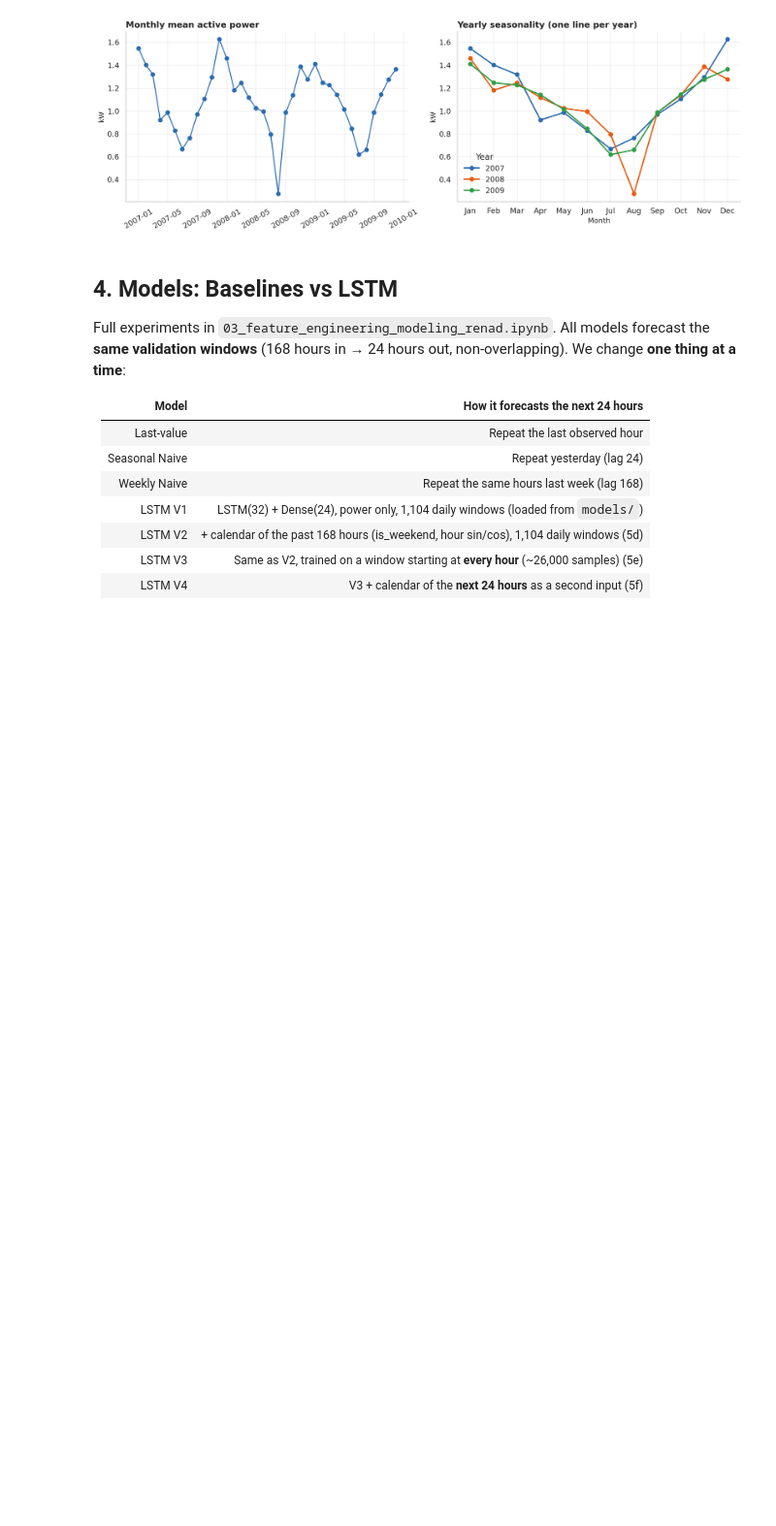
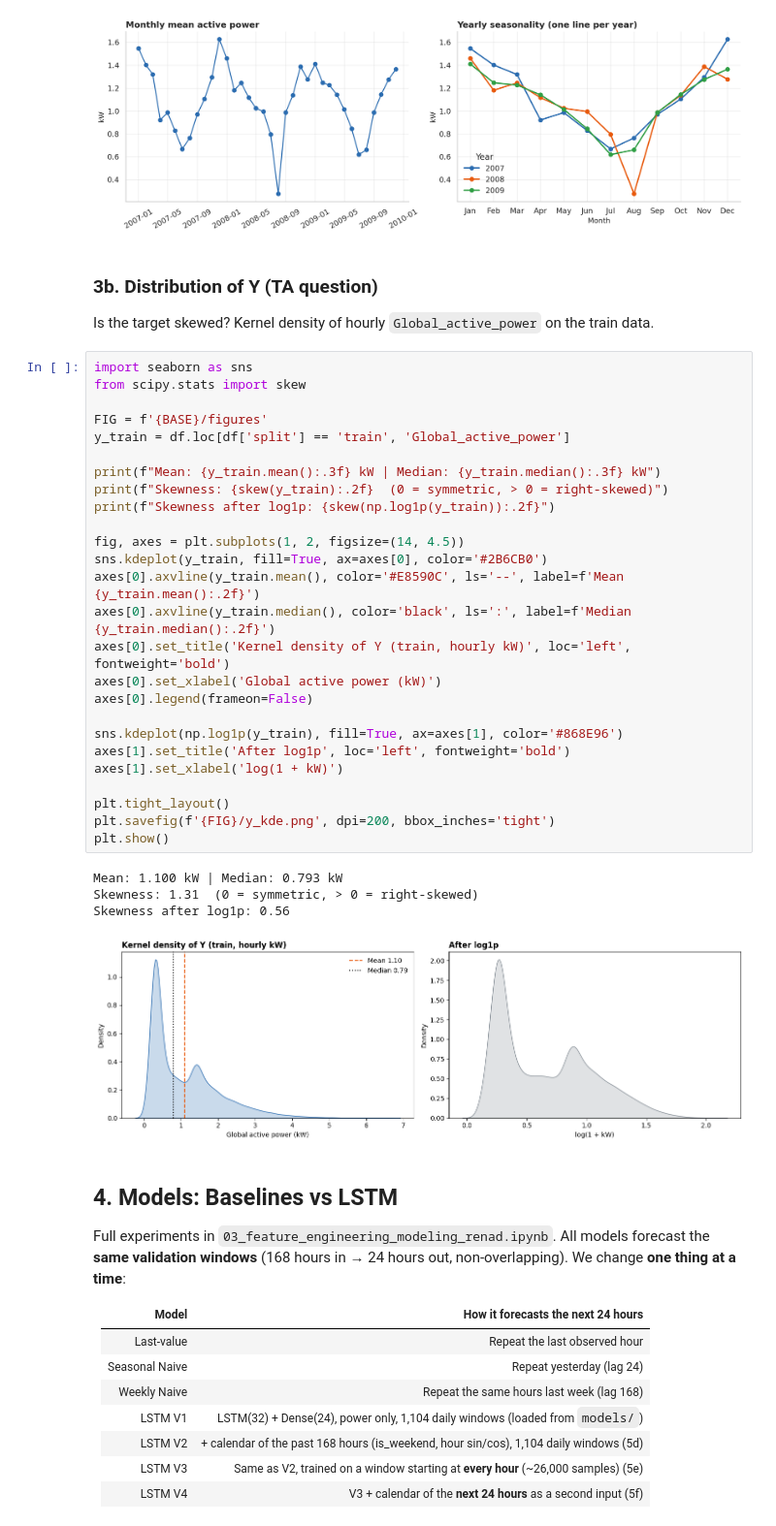
Before and after one commit to s2lwacs/powercast, a Jupyter notebook: 00_final_demo.ipynb, the cells around one changed output. Shown at 97% size. Saved outputs shown, nothing was run; the diff lists cells and outputs as text; blank space fills up the shorter version.

```diff
--- a/00_final_demo.ipynb
+++ b/00_final_demo.ipynb
@@ -91,6 +91,40 @@ for name in ['04_daily_profile', '06_heatmap_day_hour', '03_monthly_seasonality'
 [figure]
 [figure]
 [figure]
+# %% [markdown]
+### 3b. Distribution of Y (TA question)
+Is the target skewed? Kernel density of hourly `Global_active_power` on the train data.
+# %%
+import seaborn as sns
+from scipy.stats import skew
+
+FIG = f'{BASE}/figures'
+y_train = df.loc[df['split'] == 'train', 'Global_active_power']
+
+print(f"Mean: {y_train.mean():.3f} kW | Median: {y_train.median():.3f} kW")
+print(f"Skewness: {skew(y_train):.2f}  (0 = symmetric, > 0 = right-skewed)")
+print(f"Skewness after log1p: {skew(np.log1p(y_train)):.2f}")
+
+fig, axes = plt.subplots(1, 2, figsize=(14, 4.5))
+sns.kdeplot(y_train, fill=True, ax=axes[0], color='#2B6CB0')
+axes[0].axvline(y_train.mean(), color='#E8590C', ls='--', label=f'Mean {y_train.mean():.2f}')
+axes[0].axvline(y_train.median(), color='black', ls=':', label=f'Median {y_train.median():.2f}')
+axes[0].set_title('Kernel density of Y (train, hourly kW)', loc='left', fontweight='bold')
+axes[0].set_xlabel('Global active power (kW)')
+axes[0].legend(frameon=False)
+
+sns.kdeplot(np.log1p(y_train), fill=True, ax=axes[1], color='#868E96')
+axes[1].set_title('After log1p', loc='left', fontweight='bold')
+axes[1].set_xlabel('log(1 + kW)')
+
+plt.tight_layout()
+plt.savefig(f'{FIG}/y_kde.png', dpi=200, bbox_inches='tight')
+plt.show()
+# %% [output]
+Mean: 1.100 kW | Median: 0.793 kW
+Skewness: 1.31  (0 = symmetric, > 0 = right-skewed)
+Skewness after log1p: 0.56
+[figure, added]
 # %% [markdown]
 ## 4. Models: Baselines vs LSTM
 
```
Also changed, not shown: parts of 11 cells of this notebook.
